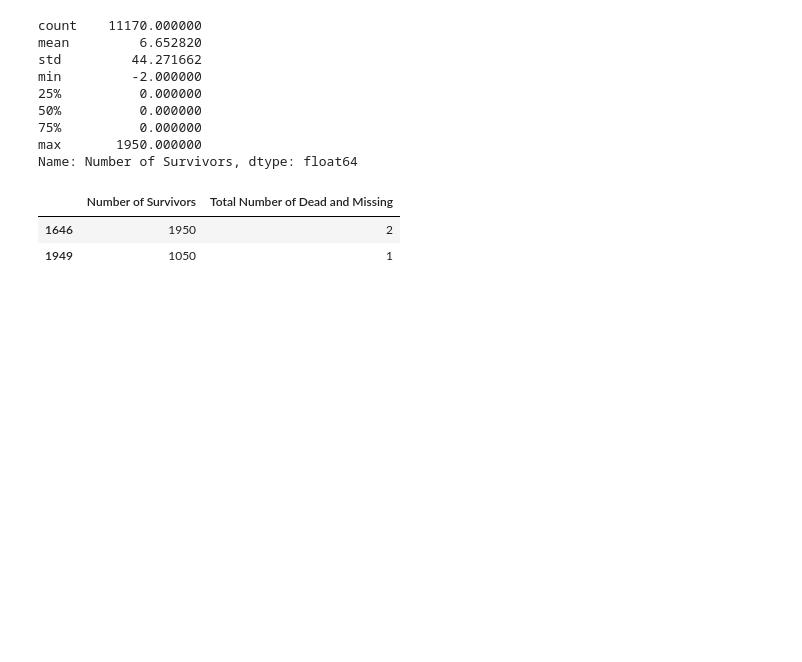
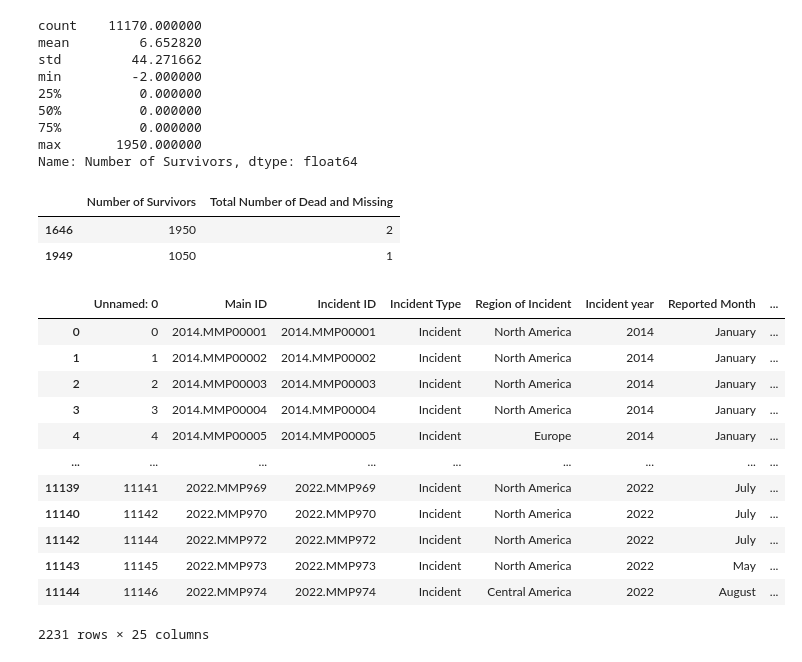
Before and after one commit to citlali-trigos-raczkowski/migrant-data-visualization, a Jupyter notebook: exploration/SebasExploration.ipynb, the cells around one changed output. Drawn from its saved outputs; the diff is of its cells as text; code cells hidden in the pictures; blank space fills up the shorter version.

```diff
--- a/exploration/SebasExploration.ipynb
+++ b/exploration/SebasExploration.ipynb
@@ -919,3 +919,6 @@ df[df['Number of Survivors'] > 1000][['Number of Survivors','Total Number of Dea
 |  | Number of Survivors | Total Number of Dead and Missing |
 | 1646 | 1950 | 2 |
 | 1949 | 1050 | 1 |
+# %%
+m_route = df['Migration route'].unique().tolist()[:3]
+cause = df['Cause of Death'].unique().tolist()[:3]
@@ -921,0 +927,16 @@ df[df['Number of Survivors'] > 1000][['Number of Survivors','Total Number of Dea
+# %%
+df[(df['Migration route'].isin( m_route)) & (df['Cause of Death'].isin(cause))]
+# %% [output]
+|  | Unnamed: 0 | Main ID | Incident ID | Incident Type | Region of Incident | Incident year | Reported Month | ... |
+| 0 | 0 | 2014.MMP00001 | 2014.MMP00001 | Incident | North America | 2014 | January | ... |
+| 1 | 1 | 2014.MMP00002 | 2014.MMP00002 | Incident | North America | 2014 | January | ... |
+| 2 | 2 | 2014.MMP00003 | 2014.MMP00003 | Incident | North America | 2014 | January | ... |
+| 3 | 3 | 2014.MMP00004 | 2014.MMP00004 | Incident | North America | 2014 | January | ... |
+| 4 | 4 | 2014.MMP00005 | 2014.MMP00005 | Incident | Europe | 2014 | January | ... |
+| ... | ... | ... | ... | ... | ... | ... | ... | ... |
+| 11139 | 11141 | 2022.MMP969 | 2022.MMP969 | Incident | North America | 2022 | July | ... |
+| 11140 | 11142 | 2022.MMP970 | 2022.MMP970 | Incident | North America | 2022 | July | ... |
+| 11142 | 11144 | 2022.MMP972 | 2022.MMP972 | Incident | North America | 2022 | July | ... |
+| 11143 | 11145 | 2022.MMP973 | 2022.MMP973 | Incident | North America | 2022 | May | ... |
+| 11144 | 11146 | 2022.MMP974 | 2022.MMP974 | Incident | Central America | 2022 | August | ... |
+2231 rows × 25 columns
```
Also changed, not shown: parts of 17 cells of this notebook, 2 other files.
